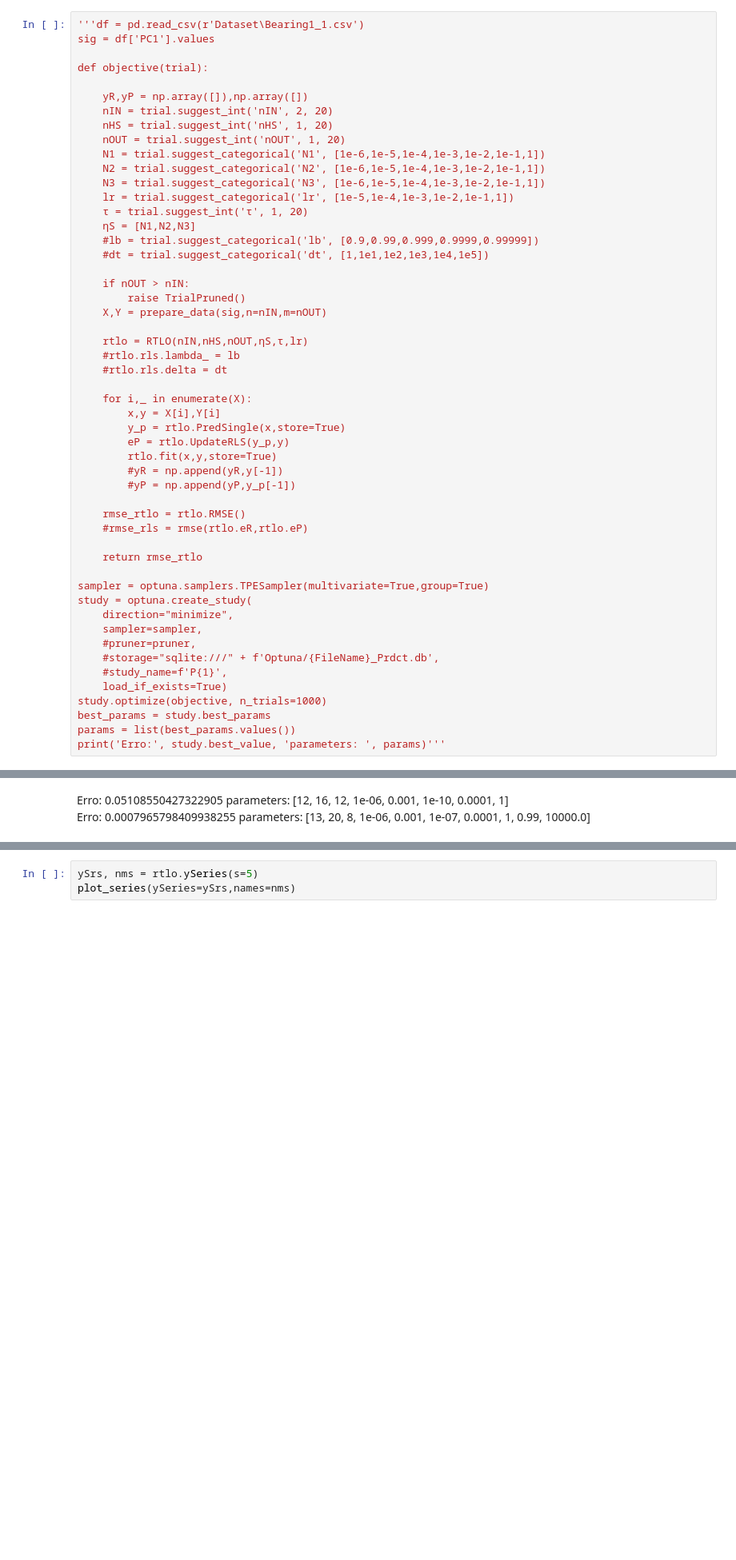
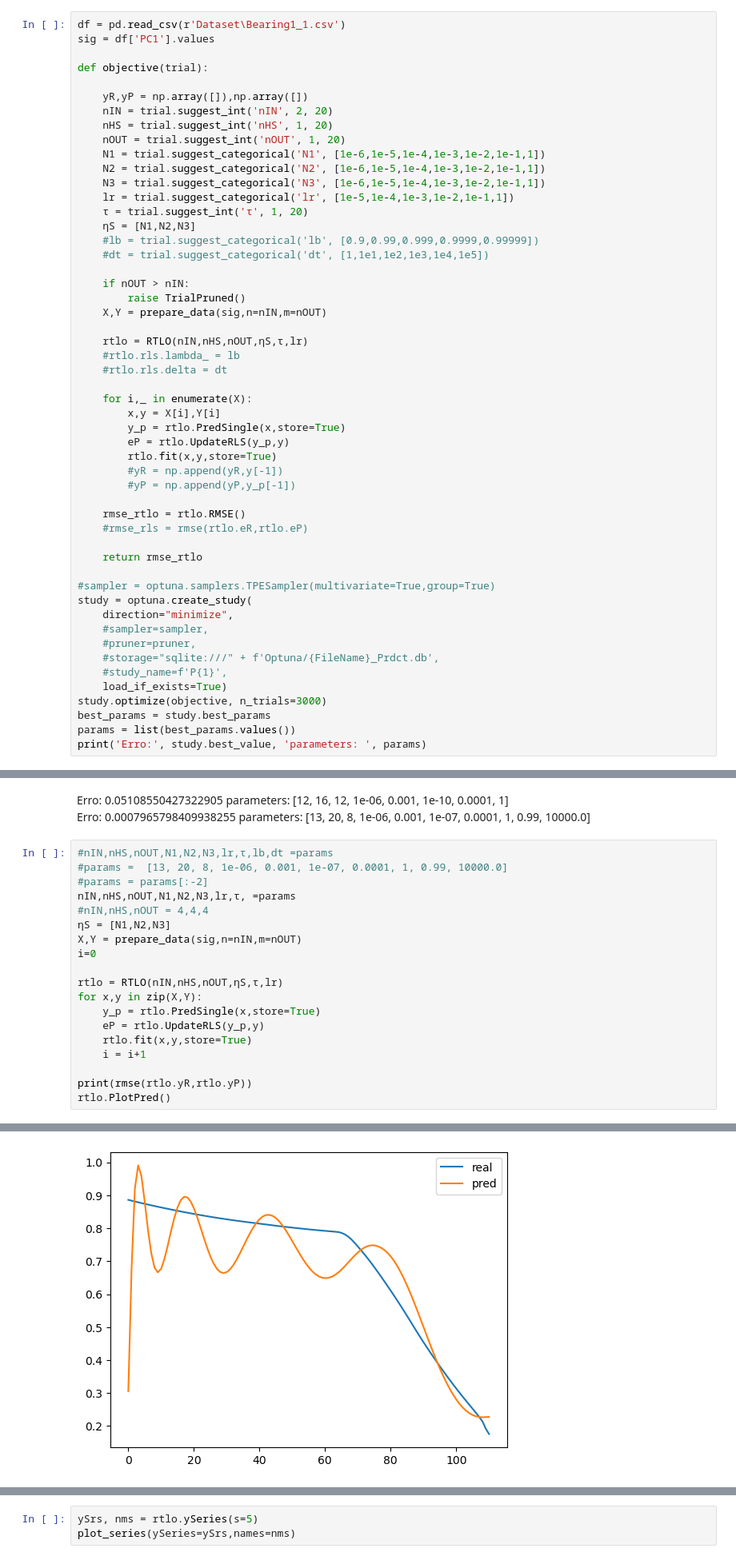
Before and after one commit to cduartes0203/Batteries_Prognostics, a Jupyter notebook: test_RTLO.ipynb, the cells around one changed output, grey strips where cells are left out. Shown at 80% size. Drawn from its saved outputs; the diff is of its cells as text; blank space fills up the shorter version.

```diff
--- a/test_RTLO.ipynb
+++ b/test_RTLO.ipynb
@@ -381,7 +415,7 @@ class RTLO:
         fig.tight_layout()  # otherwise the right y-label is slightly clipped
         plt.show()
 # %%
-'''df = pd.read_csv(r'Dataset\Bearing1_1.csv')
+df = pd.read_csv(r'Dataset\Bearing1_1.csv')
 sig = df['PC1'].values
 
 def objective(trial):
@@ -420,16 +454,16 @@ def objective(trial):
 
     return rmse_rtlo
 
-sampler = optuna.samplers.TPESampler(multivariate=True,group=True)
+#sampler = optuna.samplers.TPESampler(multivariate=True,group=True)
 study = optuna.create_study(
     direction="minimize",
-    sampler=sampler,
+    #sampler=sampler,
     #pruner=pruner,
     #storage="sqlite:///" + f'Optuna/{FileName}_Prdct.db',
     #study_name=f'P{1}',
     load_if_exists=True)
-study.optimize(objective, n_trials=1000)
+study.optimize(objective, n_trials=3000)
 best_params = study.best_params
 params = list(best_params.values())
-print('Erro:', study.best_value, 'parameters: ', params)'''
+print('Erro:', study.best_value, 'parameters: ', params)
 # %% [output]
@@ -444,3 +488,23 @@ invalid escape sequence '\B'
 # %% [markdown]
 Erro: 0.05108550427322905 parameters:  [12, 16, 12, 1e-06, 0.001, 1e-10, 0.0001, 1] \
 Erro: 0.0007965798409938255 parameters:  [13, 20, 8, 1e-06, 0.001, 1e-07, 0.0001, 1, 0.99, 10000.0]
+# %%
+#nIN,nHS,nOUT,N1,N2,N3,lr,τ,lb,dt =params
+#params =  [13, 20, 8, 1e-06, 0.001, 1e-07, 0.0001, 1, 0.99, 10000.0]
+#params = params[:-2]
+nIN,nHS,nOUT,N1,N2,N3,lr,τ, =params
+#nIN,nHS,nOUT = 4,4,4
+ηS = [N1,N2,N3]
+X,Y = prepare_data(sig,n=nIN,m=nOUT)
+i=0
+
+rtlo = RTLO(nIN,nHS,nOUT,ηS,τ,lr)
+for x,y in zip(X,Y):
+    y_p = rtlo.PredSingle(x,store=True)
+    eP = rtlo.UpdateRLS(y_p,y)
+    rtlo.fit(x,y,store=True)
+    i = i+1
+
+print(rmse(rtlo.yR,rtlo.yP))
+rtlo.PlotPred()
+# %% [output]
@@ -446,0 +512 @@ Erro: 0.0007965798409938255 parameters:  [13, 20, 8, 1e-06, 0.001, 1e-07, 0.0001
+[figure, added]
```
Also changed, not shown: parts of 9 cells of this notebook.
